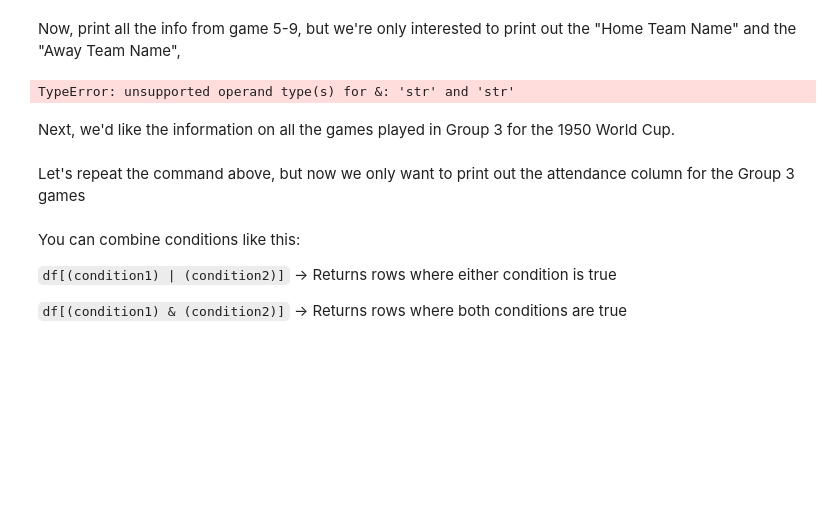
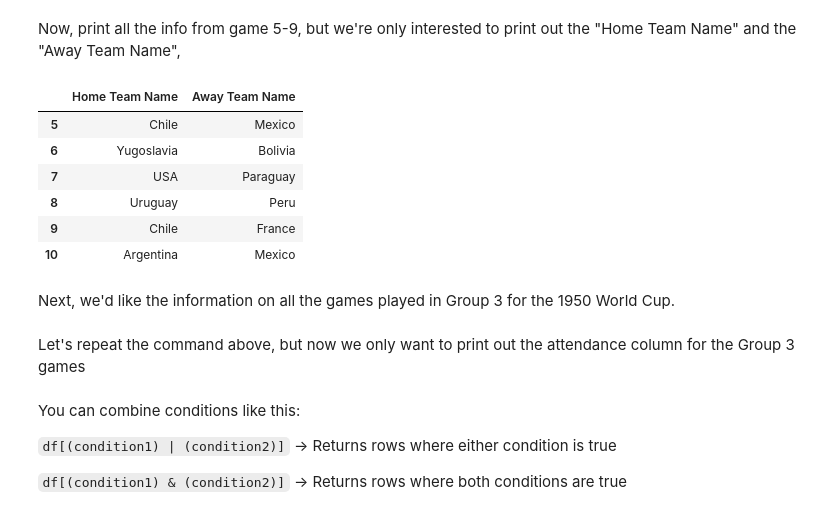
Before and after one commit to oqusous/dsc-accessing-data-with-pandas-lab-nyc-ds-071519, a Jupyter notebook: index.ipynb, the cells around one changed output. Cells and saved outputs as stored; diff of their text form; code cells hidden in the pictures; blank space fills up the shorter version.

```diff
--- a/index.ipynb
+++ b/index.ipynb
@@ -130,9 +130,15 @@ df.iloc[3:6]
 # %% [markdown]
 Now, print all the info from game 5-9, but we're only interested to print out the "Home Team Name" and the "Away Team Name",
 # %%
-df.loc[5:10,['Home Team Name' & 'Away Team Name']]
+df.loc[5:10,['Home Team Name','Away Team Name']]
 # %% [output]
-TypeError: unsupported operand type(s) for &: 'str' and 'str'
+|  | Home Team Name | Away Team Name |
+| 5 | Chile | Mexico |
+| 6 | Yugoslavia | Bolivia |
+| 7 | USA | Paraguay |
+| 8 | Uruguay | Peru |
+| 9 | Chile | France |
+| 10 | Argentina | Mexico |
 # %% [markdown]
 Next, we'd like the information on all the games played in Group 3 for the 1950 World Cup.
 # %% [markdown]
```
